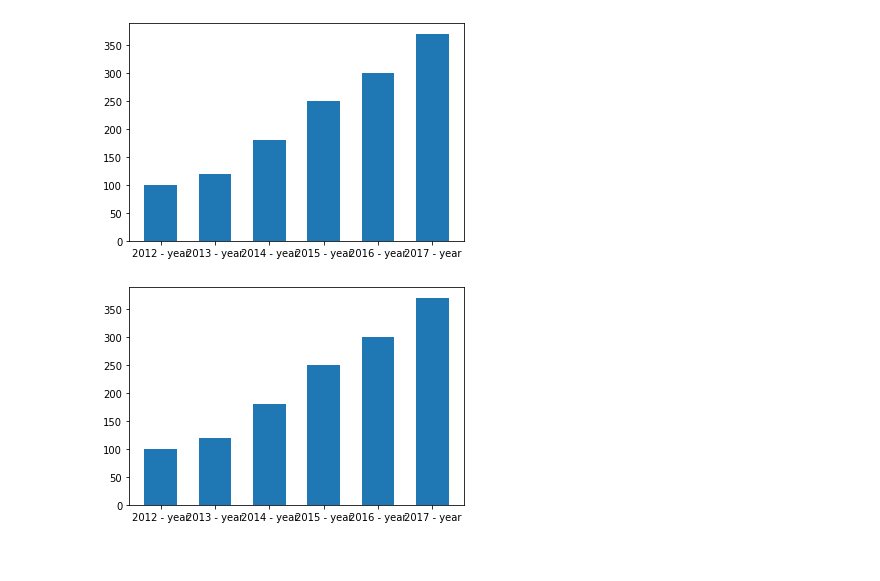
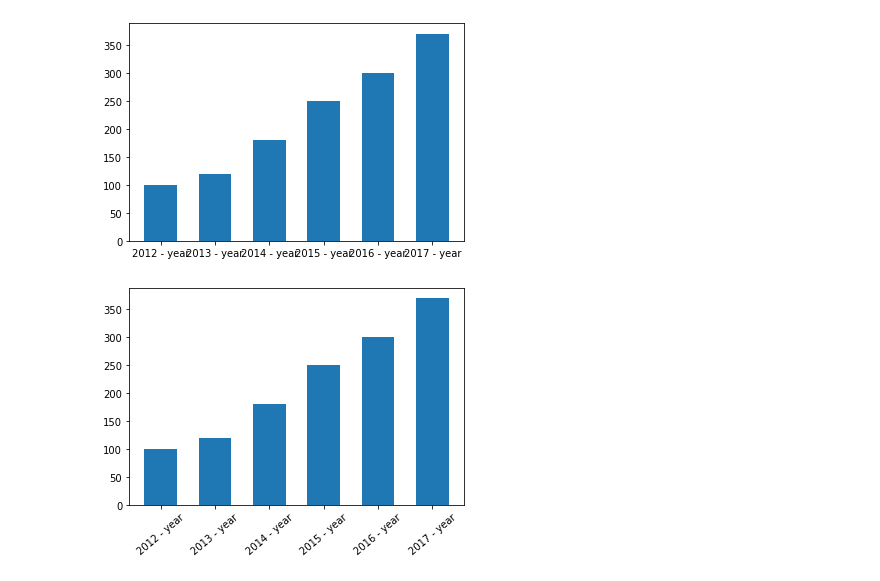
Before and after one commit to prerna-agg/DataScienceAndMachineLearning, a Jupyter notebook: Plotting Graphs/bar_graphs.ipynb, the cells around one changed output. Cells and saved outputs as stored; diff of their text form; code cells hidden in the pictures.

Commit message:
bar graphs

```diff
--- a/Plotting Graphs/bar_graphs.ipynb
+++ b/Plotting Graphs/bar_graphs.ipynb
@@ -22,8 +22,8 @@ plt.show()
 [figure]
 # %%
 # To rotate the text as it will look much better than above
-year=["2012 - year","2013 - year","2014 - year","2015 - year","2016 - year","2017 - year"]
 plt.bar(year,population,width=0.6)
+plt.xticks(rotation=40)
 plt.show()
 # %% [output]
-[figure, old version]
+[figure, new version]
```
